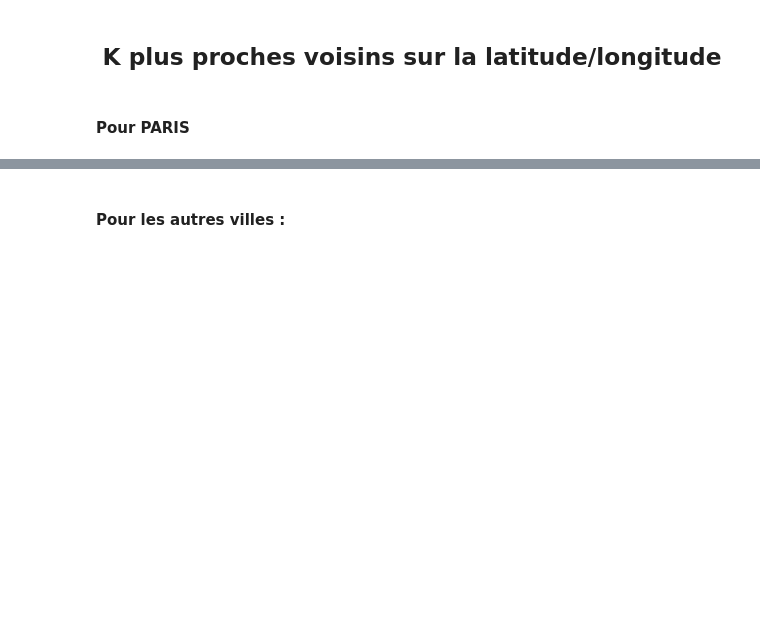
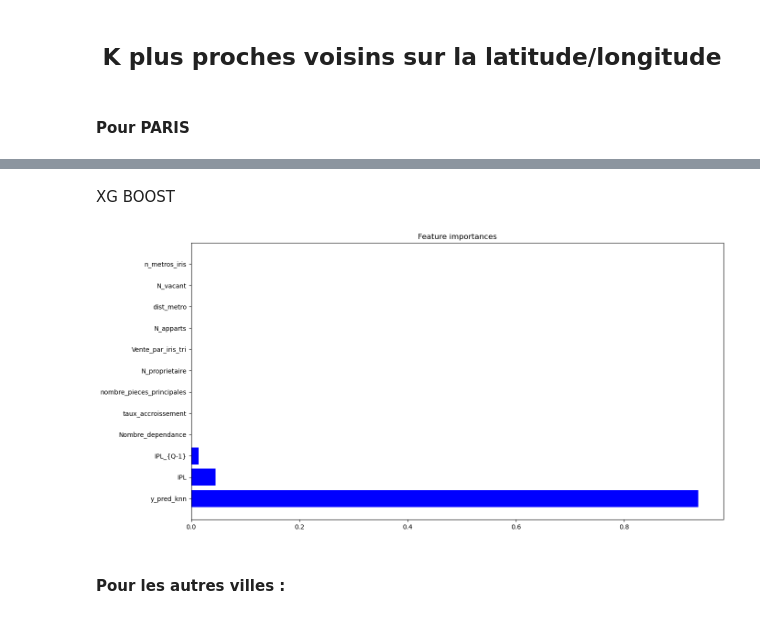
Before and after one commit to Clotilde-23/BDC, a Jupyter notebook: Notebooks/KNN-Coordonnees.ipynb, the cells around one changed output, grey strips where cells are left out. Saved outputs shown, nothing was run; the diff lists cells and outputs as text; code cells hidden in the pictures; blank space fills up the shorter version.

```diff
--- a/Notebooks/KNN-Coordonnees.ipynb
+++ b/Notebooks/KNN-Coordonnees.ipynb
@@ -159,7 +327,7 @@ array([9.17895688, 9.39955736, 9.22938892, ..., 9.53034746, 8.96773788,
 # %%
-X_train_rf = X_train[['nombre_pieces_principales', 'nombre_lots']]
+X_train_rf = X_train[features_RF]
 X_train_rf['y_pred_knn'] = knn_pipe.predict(X_train_knn)
-X_test_rf = X_test[['nombre_pieces_principales', 'nombre_lots']]
+X_test_rf = X_test[features_RF]
 X_test_rf['y_pred_knn'] = knn_pipe.predict(X_test_knn)
 # %% [output]
 A value is trying to be set on a copy of a slice from a DataFrame.
@@ -175,6 +343,6 @@ See the caveats in the documentation: https://pandas.pydata.org/pandas-docs/stab
 # %%
-pipe = Pipeline([('scaler', MinMaxScaler()), ('RForest', RandomForestRegressor())])
-parameters = {'RForest__max_depth': [5, 10, 15]} # defining parameter space
+pipe = Pipeline([('scaler', StandardScaler()), ('RForest', RandomForestRegressor())])
+parameters = {'RForest__max_depth': [5, 10]} # defining parameter space
 rforest_pipe = GridSearchCV(pipe, parameters, cv=5)
 rforest_pipe.fit(X_train_rf, y_train)
 # %% [output]
@@ -184,6 +362,6 @@ compute_scores(rforest_pipe, X_test_rf, y_test)
 # %%
-pipe = Pipeline([('scaler', MinMaxScaler()), ('GBoost', GradientBoostingRegressor())])
-parameters = {'GBoost__n_estimators': [50, 75, 100, 150]} # defining parameter space
+pipe = Pipeline([('scaler', StandardScaler()), ('GBoost', GradientBoostingRegressor())])
+parameters = {'GBoost__n_estimators': [50, 100, 150]} # defining parameter space
 gboost_pipe = GridSearchCV(pipe, parameters, cv=5)
 gboost_pipe.fit(X_train_rf, y_train)
 
@@ -216,3 +402,27 @@ plt.show()
+# %% [markdown]
+XG BOOST
+# %%
+model_gb = GradientBoostingRegressor(n_estimators = 100)
+model_gb.fit(X_train_rf, y_train)
+
+#Prediciton
+y_pred_rf = model_gb.predict(X_test_rf)
+
+importances = model_gb.feature_importances_
+indices = np.argsort(importances)[::-1]
+columns = X_train_rf.columns
+# plot
+nb_features = X_train_rf.shape[1]
+plt.figure(figsize=(15, 8))
+plt.title("Feature importances")
+plt.barh(
+    range(nb_features),
+    importances[indices],
+    color='b')
+plt.yticks(range(nb_features), columns[indices], rotation='horizontal', size=10)
+plt.show()
+# %% [output]
+[figure, added]
 # %% [markdown]
 #### Pour les autres villes :
 # %%
```
Also changed, not shown: parts of 39 cells of this notebook.
